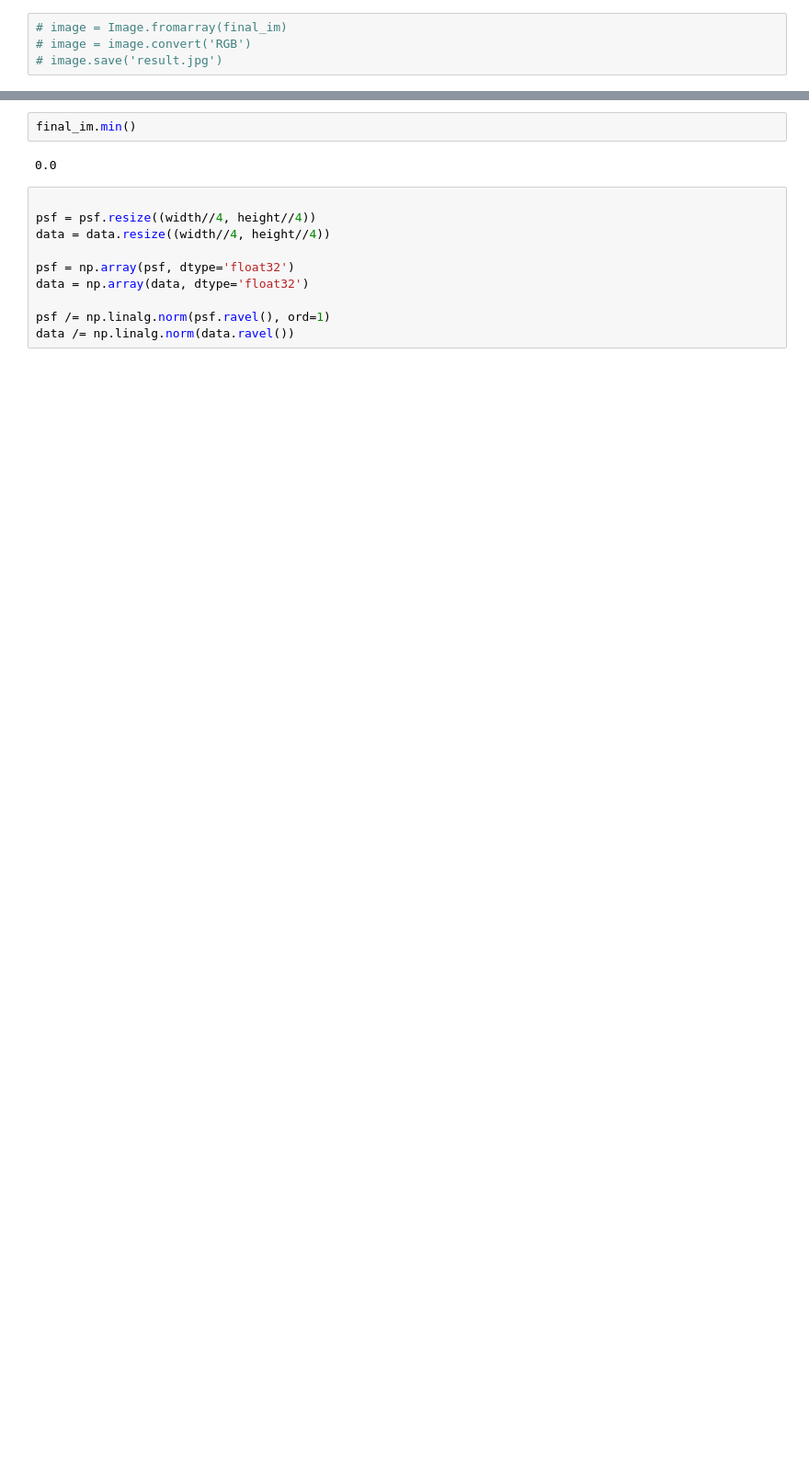
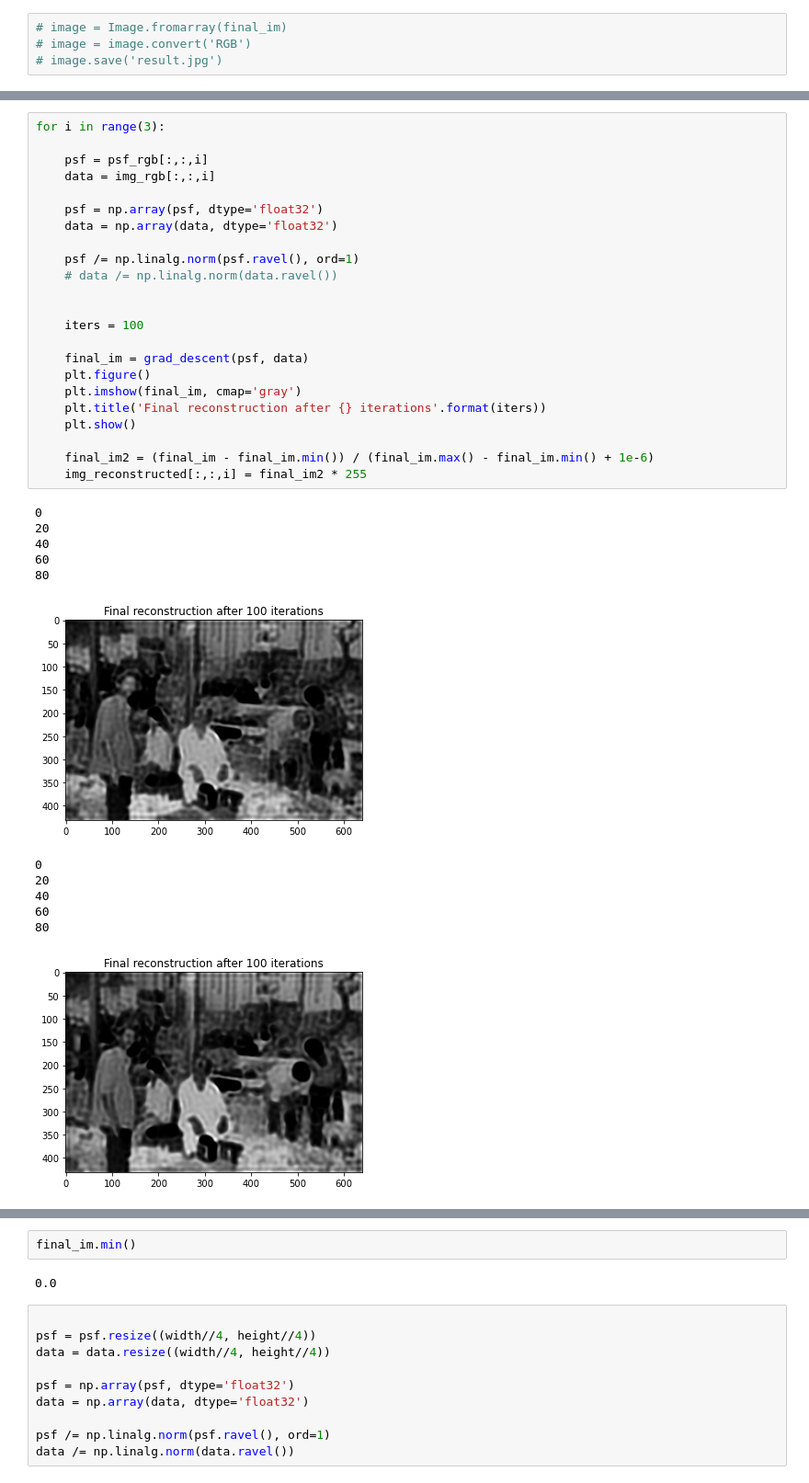
Before and after one commit to ChengJiacheng/DiffuserCam-Tutorial, a Jupyter notebook: GD.ipynb, the cells around one changed output, grey strips where cells are left out. Shown at 92% size. Cells and saved outputs as stored; diff of their text form; blank space fills up the shorter version.

```diff
--- a/GD.ipynb
+++ b/GD.ipynb
@@ -263,0 +323,36 @@ data_reconstructed = np.zeros_like(data_rgb)
+# %%
+for i in range(3):
+
+    psf = psf_rgb[:,:,i]
+    data = img_rgb[:,:,i]
+
+    psf = np.array(psf, dtype='float32')
+    data = np.array(data, dtype='float32')
+
+    psf /= np.linalg.norm(psf.ravel(), ord=1)
+    # data /= np.linalg.norm(data.ravel())
+
+
+    iters = 100
+
+    final_im = grad_descent(psf, data)
+    plt.figure()
+    plt.imshow(final_im, cmap='gray')
+    plt.title('Final reconstruction after {} iterations'.format(iters))
+    plt.show()
+
+    final_im2 = (final_im - final_im.min()) / (final_im.max() - final_im.min() + 1e-6)
+    img_reconstructed[:,:,i] = final_im2 * 255
+# %% [output]
+0
+20
+40
+60
+80
+[figure, added]
+0
+20
+40
+60
+80
+[figure, added]
```
Also changed, not shown: parts of 16 cells of this notebook.
